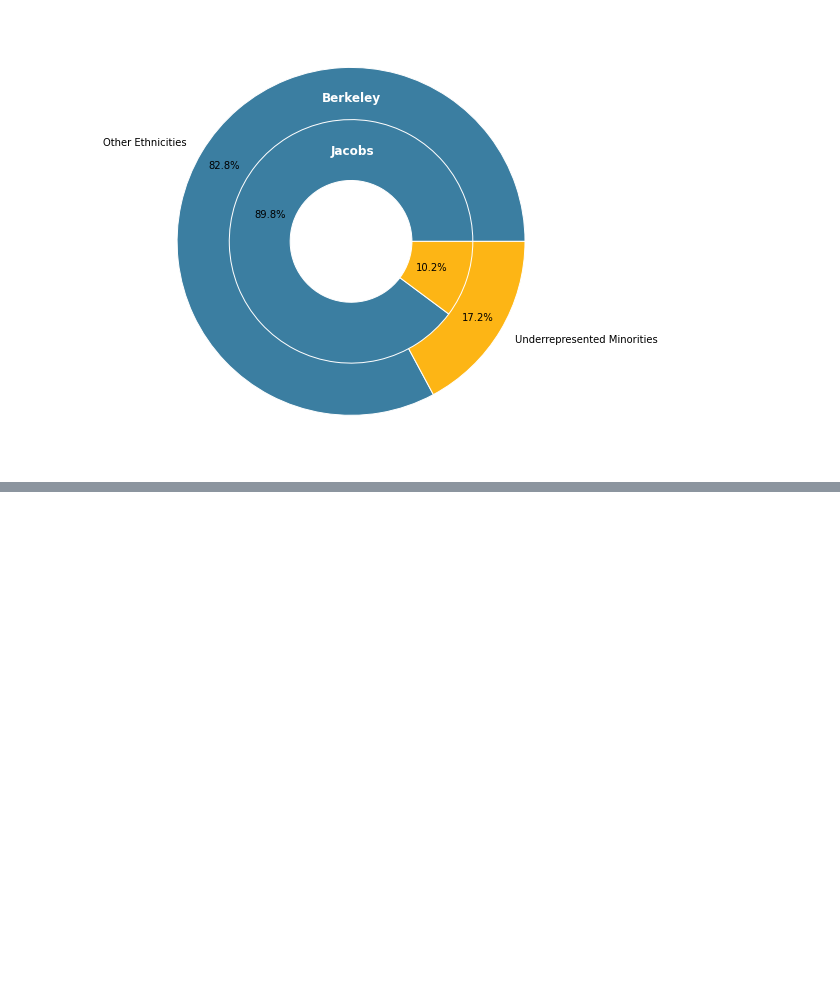
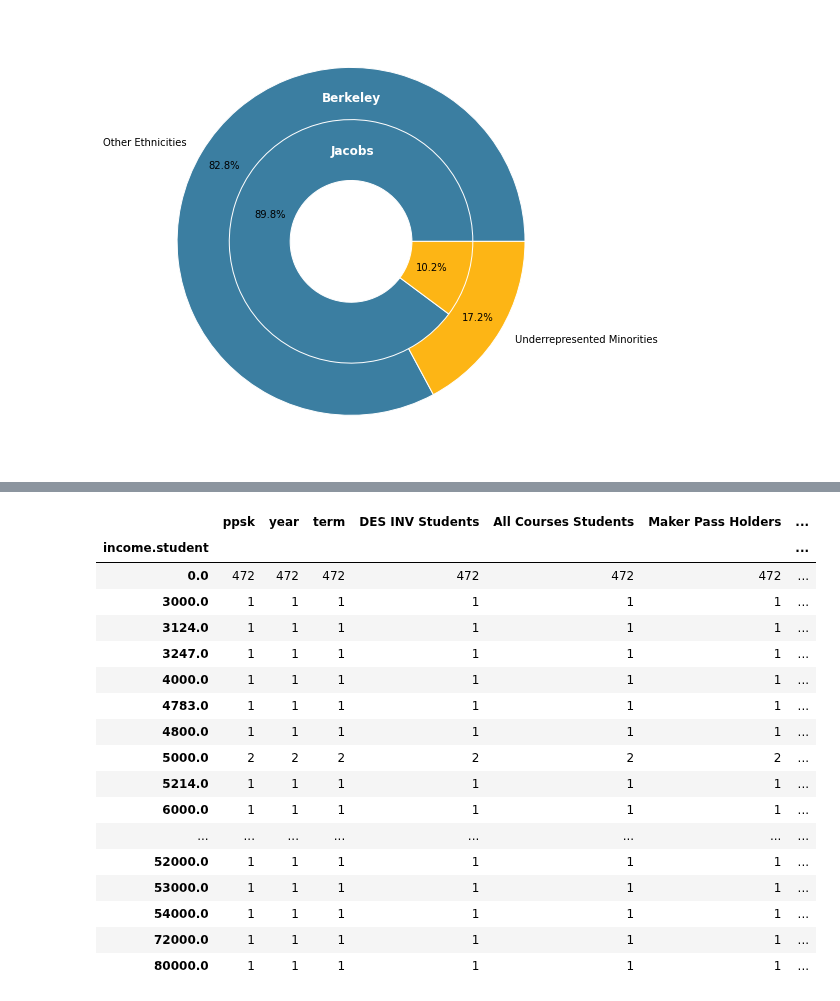
Before and after one commit to PaulDTP/Berkeley_Jacobs, a Jupyter notebook: urm_ls.ipynb, the cells around one changed output, grey strips where cells are left out. Cells and saved outputs as stored; diff of their text form; code cells hidden in the pictures; blank space fills up the shorter version.

```diff
--- a/urm_ls.ipynb
+++ b/urm_ls.ipynb
@@ -212,0 +266,21 @@ plt.show()
+# %%
+incomes[incomes['Ethnicity'] == 'Underrepresented Minority'].groupby('income.student').count()
+# %% [output]
+|  | ppsk | year | term | DES INV Students | All Courses Students | Maker Pass Holders | ... |
+| income.student |  |  |  |  |  |  | ... |
+| 0.0 | 472 | 472 | 472 | 472 | 472 | 472 | ... |
+| 3000.0 | 1 | 1 | 1 | 1 | 1 | 1 | ... |
+| 3124.0 | 1 | 1 | 1 | 1 | 1 | 1 | ... |
+| 3247.0 | 1 | 1 | 1 | 1 | 1 | 1 | ... |
+| 4000.0 | 1 | 1 | 1 | 1 | 1 | 1 | ... |
+| 4783.0 | 1 | 1 | 1 | 1 | 1 | 1 | ... |
+| 4800.0 | 1 | 1 | 1 | 1 | 1 | 1 | ... |
+| 5000.0 | 2 | 2 | 2 | 2 | 2 | 2 | ... |
+| 5214.0 | 1 | 1 | 1 | 1 | 1 | 1 | ... |
+| 6000.0 | 1 | 1 | 1 | 1 | 1 | 1 | ... |
+| ... | ... | ... | ... | ... | ... | ... | ... |
+| 52000.0 | 1 | 1 | 1 | 1 | 1 | 1 | ... |
+| 53000.0 | 1 | 1 | 1 | 1 | 1 | 1 | ... |
+| 54000.0 | 1 | 1 | 1 | 1 | 1 | 1 | ... |
+| 72000.0 | 1 | 1 | 1 | 1 | 1 | 1 | ... |
+| 80000.0 | 1 | 1 | 1 | 1 | 1 | 1 | ... |
```
Also changed, not shown: parts of 7 cells of this notebook, 4 other files.
